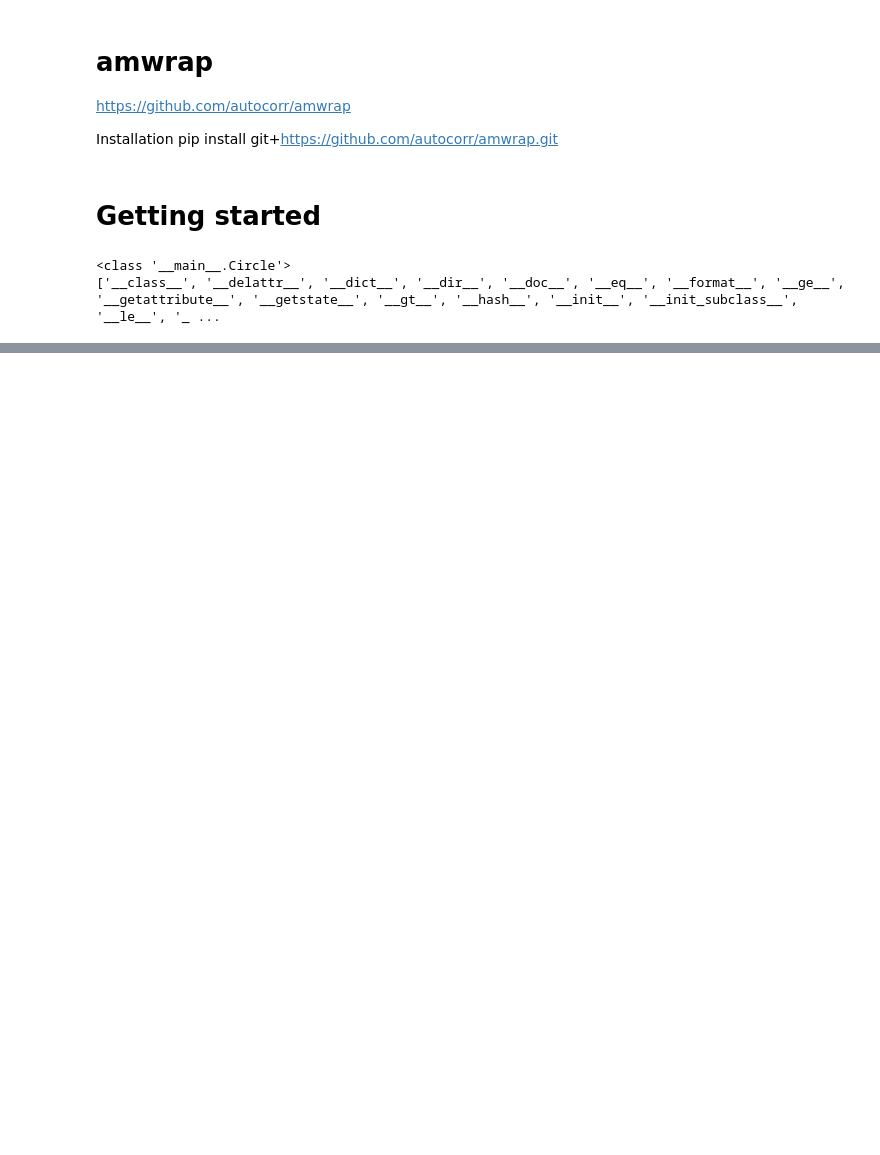
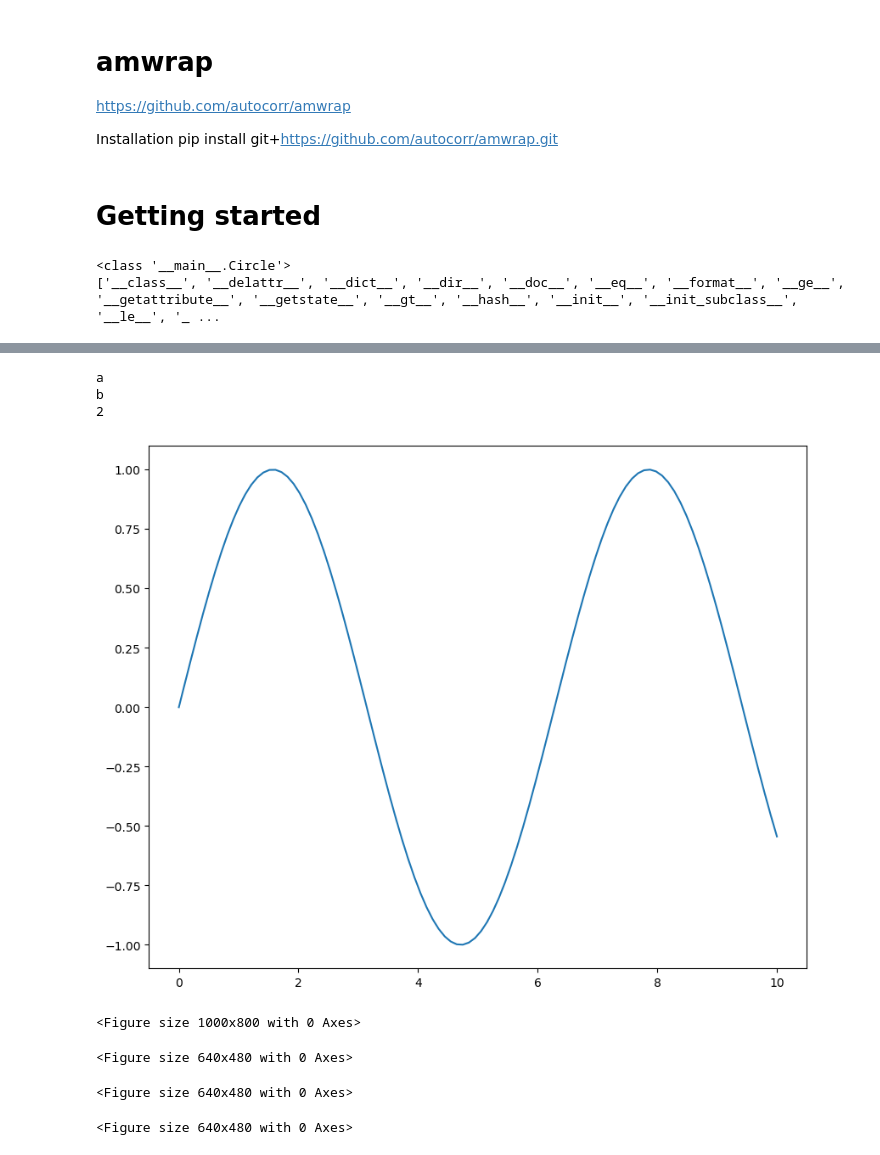
Before and after one commit to ReChen33/252Sum, a Jupyter notebook: Code/amwrap.ipynb, the cells around one changed output, grey strips where cells are left out. Drawn from its saved outputs; the diff is of its cells as text; code cells hidden in the pictures; blank space fills up the shorter version.

```diff
--- a/Code/amwrap.ipynb
+++ b/Code/amwrap.ipynb
@@ -75,0 +95,37 @@ df = pd.DataFrame({'animal': ['alligator', 'bee', 'falcon', 'lion',
+# %%
+n = ["a","b"]
+for i in n:
+    print(i)
+
+print(len(n))  # Output the length of the list n
+# %% [output]
+a
+b
+2
+# %%
+import matplotlib.pyplot as plt
+import numpy as np
+
+# sample data
+x = np.linspace(0, 10, 100)
+sin = np.sin(x)
+cos = np.cos(x)
+y = [sin, cos]
+
+fig0,ax0 = plt.subplots(figsize=(10, 8))
+fig1,ax1 = plt.subplots(1, 1, figsize=(10, 8))
+
+for i in y:
+    plt.figure(fig0.number)
+    ax0.plot(x, i, label='sin/cos')
+    ax0.plot(x, i, label='sin/cos')
+    fig0.clf()
+    plt.show()
+    plt.figure(fig1.number)
+    ax1.plot(x, i, label='sin/cos')
+# %% [output]
+[figure, added]
+<Figure size 1000x800 with 0 Axes>
+<Figure size 640x480 with 0 Axes>
+<Figure size 640x480 with 0 Axes>
+<Figure size 640x480 with 0 Axes>
```
Also changed, not shown: parts of 2 cells of this notebook, 11 other files.
